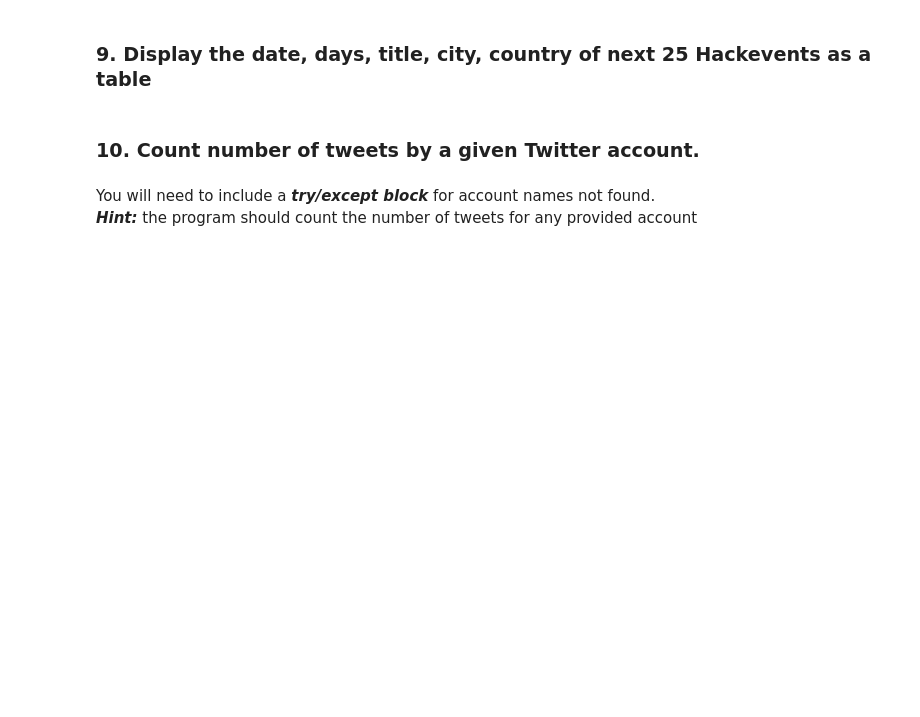
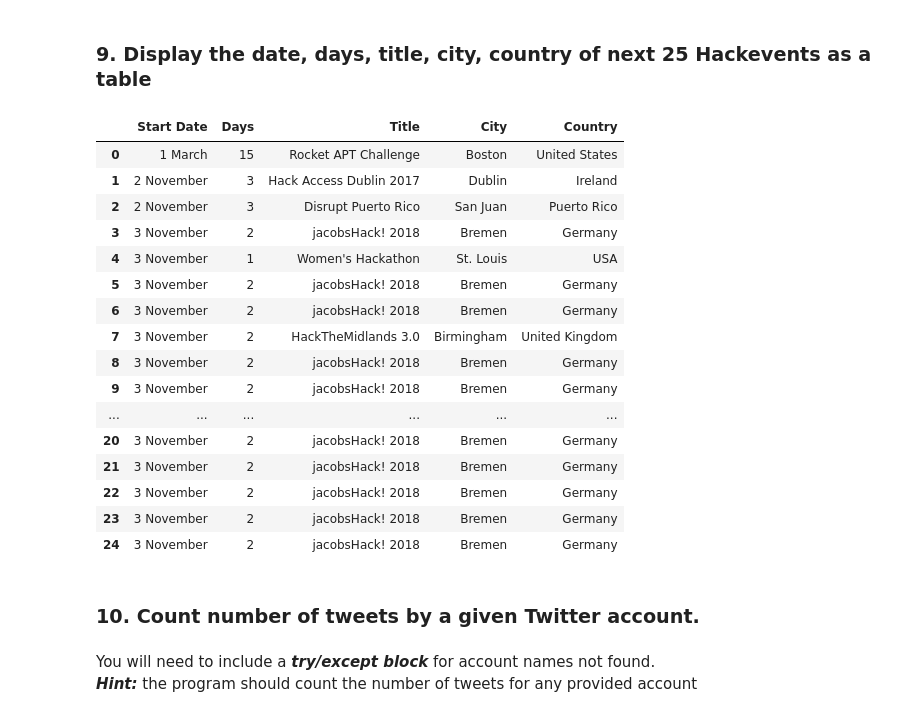
Before and after one commit to ironhack-datalabs/mad-oct-2018, a Jupyter notebook: module-1/lab-web-scraping/your-code/main.ipynb, the cells around one changed output. Cells and saved outputs as stored; diff of their text form; code cells hidden in the pictures; blank space fills up the shorter version.

```diff
--- a/module-1/lab-web-scraping/your-code/main.ipynb
+++ b/module-1/lab-web-scraping/your-code/main.ipynb
@@ -304,3 +286,41 @@ url ='https://hackevents.co/hackathons'
+# %%
+request=requests.get(url).content
+soup = BeautifulSoup(request, "lxml")
+# %%
+title=[item.string.strip() if '-' not in item.string else item.string.split('-')[0].strip() for item in soup.find_all('a',{'class':'title'})]
+city=[item.string.strip() for item in soup.find_all('span',{'class':'city'})]
+country=[item.string.strip() for item in soup.find_all('span',{'class':'country'})]
+infodate=[item.string.strip() for item in soup.find_all('span',{'class':'info-date'})]
+# %%
+date=[]
+for item in infodate:
+    a=item.split('-')
+    a[0]=a[0].strip()
+    a[1]=a[1].strip()
+    b=a[1].split()
+    date.append([a[0]+" "+b[1],int(b[0])-int(a[0])+1])
+# %%
+final_hack=pd.DataFrame(np.c_[date,title,city,country])
+final_hack.columns=['Start Date','Days','Title','City','Country']
+display(final_hack)
+# %% [output]
+|  | Start Date | Days | Title | City | Country |
+| 0 | 1 March | 15 | Rocket APT Challenge | Boston | United States |
+| 1 | 2 November | 3 | Hack Access Dublin 2017 | Dublin | Ireland |
+| 2 | 2 November | 3 | Disrupt Puerto Rico | San Juan | Puerto Rico |
+| 3 | 3 November | 2 | jacobsHack! 2018 | Bremen | Germany |
+| 4 | 3 November | 1 | Women's Hackathon | St. Louis | USA |
+| 5 | 3 November | 2 | jacobsHack! 2018 | Bremen | Germany |
+| 6 | 3 November | 2 | jacobsHack! 2018 | Bremen | Germany |
+| 7 | 3 November | 2 | HackTheMidlands 3.0 | Birmingham | United Kingdom |
+| 8 | 3 November | 2 | jacobsHack! 2018 | Bremen | Germany |
+| 9 | 3 November | 2 | jacobsHack! 2018 | Bremen | Germany |
+| ... | ... | ... | ... | ... | ... |
+| 20 | 3 November | 2 | jacobsHack! 2018 | Bremen | Germany |
+| 21 | 3 November | 2 | jacobsHack! 2018 | Bremen | Germany |
+| 22 | 3 November | 2 | jacobsHack! 2018 | Bremen | Germany |
+| 23 | 3 November | 2 | jacobsHack! 2018 | Bremen | Germany |
+| 24 | 3 November | 2 | jacobsHack! 2018 | Bremen | Germany |
 # %% [markdown]
 ### 10. Count number of tweets by a given Twitter account.
 # %% [markdown]
```
Also changed, not shown: parts of 9 cells of this notebook.
